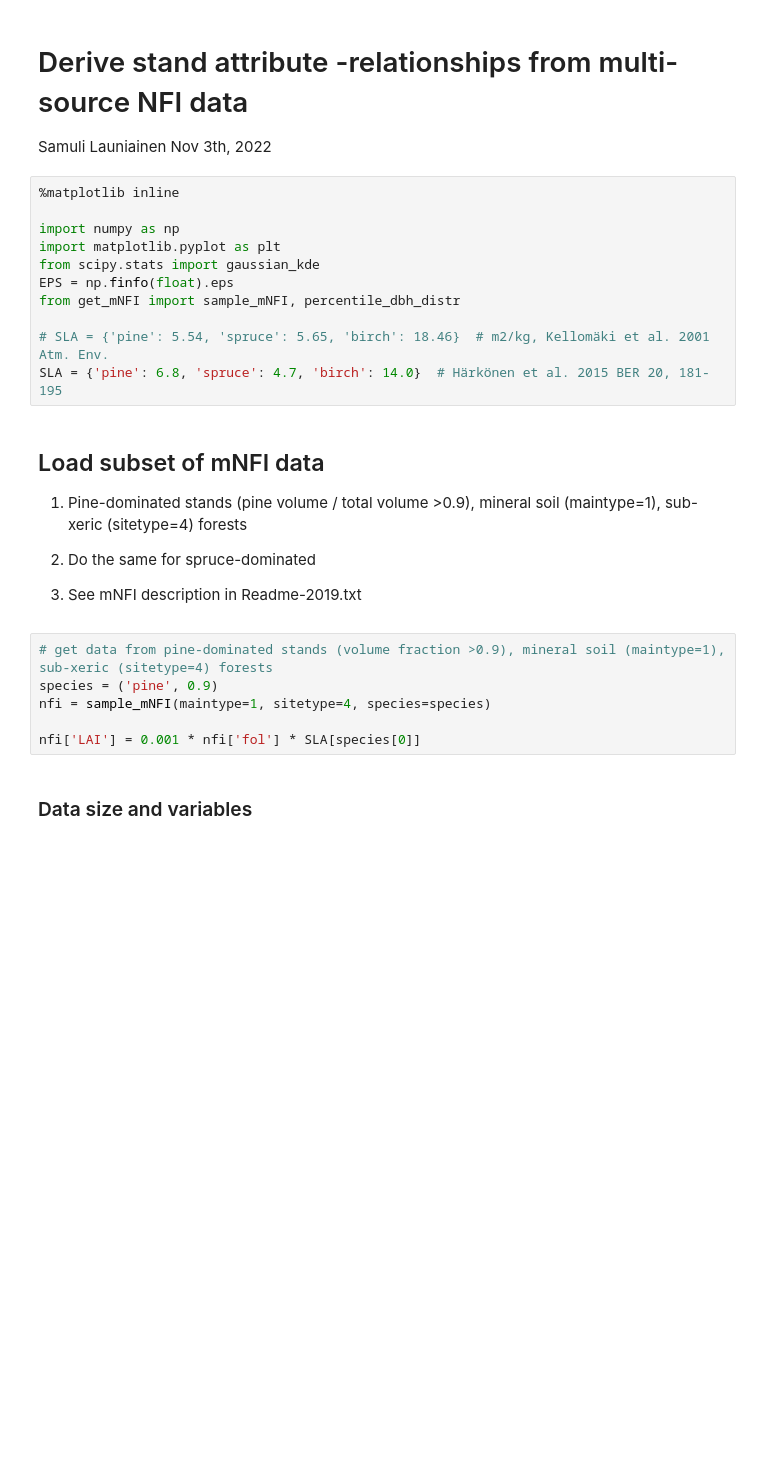
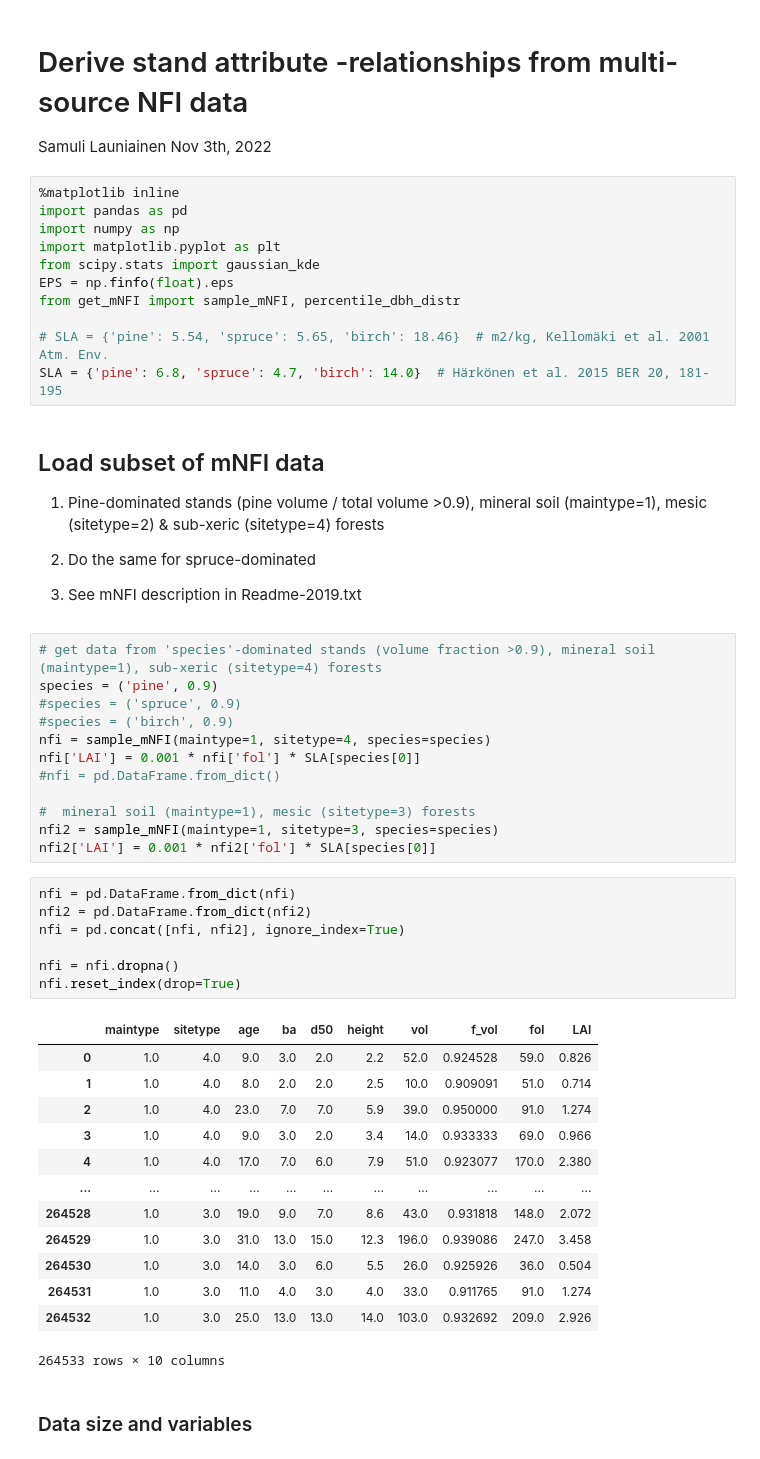
Before and after one commit to slauniainen/FireRisks, a Jupyter notebook: massage_nfi.ipynb, the cells around one changed output. Drawn from its saved outputs; the diff is of its cells as text; blank space fills up the shorter version.

```diff
--- a/massage_nfi.ipynb
+++ b/massage_nfi.ipynb
@@ -3,7 +3,7 @@
 Samuli Launiainen Nov 3th, 2022
 # %%
 %matplotlib inline
-
+import pandas as pd
 import numpy as np
 import matplotlib.pyplot as plt
 from scipy.stats import gaussian_kde
@@ -15,16 +15,43 @@ SLA = {'pine': 6.8, 'spruce': 4.7, 'birch': 14.0}  # Härkönen et al. 2015 BER
 # %% [markdown]
 ## Load subset of mNFI data
 
-1. Pine-dominated stands (pine volume / total volume >0.9), mineral soil (maintype=1), sub-xeric (sitetype=4) forests
+1. Pine-dominated stands (pine volume / total volume >0.9), mineral soil (maintype=1), mesic (sitetype=2) & sub-xeric (sitetype=4) forests
 1. Do the same for spruce-dominated
 
 1. See mNFI description in Readme-2019.txt
 # %%
-# get data from pine-dominated stands (volume fraction >0.9), mineral soil (maintype=1), sub-xeric (sitetype=4) forests
+# get data from 'species'-dominated stands (volume fraction >0.9), mineral soil (maintype=1), sub-xeric (sitetype=4) forests
 species = ('pine', 0.9)
+#species = ('spruce', 0.9)
+#species = ('birch', 0.9)
 nfi = sample_mNFI(maintype=1, sitetype=4, species=species)
+nfi['LAI'] = 0.001 * nfi['fol'] * SLA[species[0]]
+#nfi = pd.DataFrame.from_dict()
 
-nfi['LAI'] = 0.001 * nfi['fol'] * SLA[species[0]]
+#  mineral soil (maintype=1), mesic (sitetype=3) forests
+nfi2 = sample_mNFI(maintype=1, sitetype=3, species=species)
+nfi2['LAI'] = 0.001 * nfi2['fol'] * SLA[species[0]]
+# %%
+nfi = pd.DataFrame.from_dict(nfi)
+nfi2 = pd.DataFrame.from_dict(nfi2)
+nfi = pd.concat([nfi, nfi2], ignore_index=True)
+
+nfi = nfi.dropna()
+nfi.reset_index(drop=True)
+# %% [output]
+|  | maintype | sitetype | age | ba | d50 | height | vol | f_vol | fol | LAI |
+| 0 | 1.0 | 4.0 | 9.0 | 3.0 | 2.0 | 2.2 | 52.0 | 0.924528 | 59.0 | 0.826 |
+| 1 | 1.0 | 4.0 | 8.0 | 2.0 | 2.0 | 2.5 | 10.0 | 0.909091 | 51.0 | 0.714 |
+| 2 | 1.0 | 4.0 | 23.0 | 7.0 | 7.0 | 5.9 | 39.0 | 0.950000 | 91.0 | 1.274 |
+| 3 | 1.0 | 4.0 | 9.0 | 3.0 | 2.0 | 3.4 | 14.0 | 0.933333 | 69.0 | 0.966 |
+| 4 | 1.0 | 4.0 | 17.0 | 7.0 | 6.0 | 7.9 | 51.0 | 0.923077 | 170.0 | 2.380 |
+| ... | ... | ... | ... | ... | ... | ... | ... | ... | ... | ... |
+| 264528 | 1.0 | 3.0 | 19.0 | 9.0 | 7.0 | 8.6 | 43.0 | 0.931818 | 148.0 | 2.072 |
+| 264529 | 1.0 | 3.0 | 31.0 | 13.0 | 15.0 | 12.3 | 196.0 | 0.939086 | 247.0 | 3.458 |
+| 264530 | 1.0 | 3.0 | 14.0 | 3.0 | 6.0 | 5.5 | 26.0 | 0.925926 | 36.0 | 0.504 |
+| 264531 | 1.0 | 3.0 | 11.0 | 4.0 | 3.0 | 4.0 | 33.0 | 0.911765 | 91.0 | 1.274 |
+| 264532 | 1.0 | 3.0 | 25.0 | 13.0 | 13.0 | 14.0 | 103.0 | 0.932692 | 209.0 | 2.926 |
+264533 rows × 10 columns
 # %% [markdown]
 ### Data size and variables
 # %%
```
Also changed, not shown: parts of 6 cells of this notebook, 6 other files.
